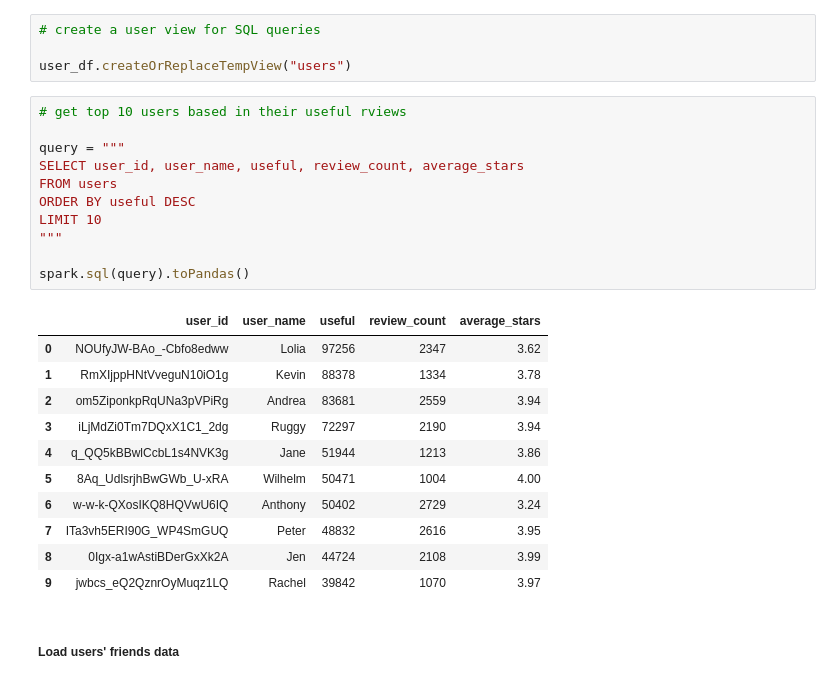
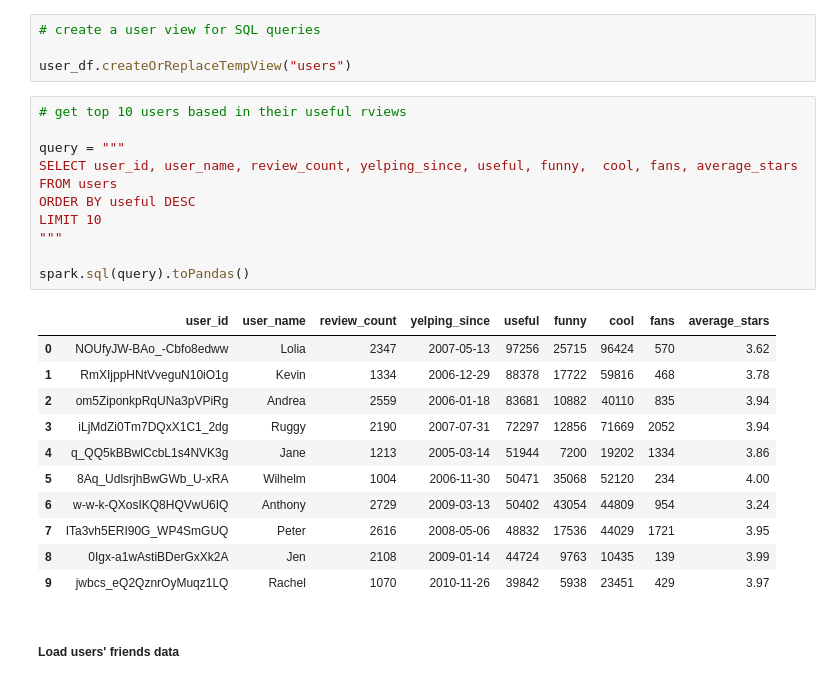
Before and after one commit to Samimust/my-yelper, a Jupyter notebook: Data Wrangling and Exploration.ipynb, the cells around one changed output. Saved outputs shown, nothing was run; the diff lists cells and outputs as text.

```diff
--- a/Data Wrangling and Exploration.ipynb
+++ b/Data Wrangling and Exploration.ipynb
@@ -513,26 +515,26 @@ user_df.createOrReplaceTempView("users")
 # %%
 # get top 10 users based in their useful rviews
 
 query = """
-SELECT user_id, user_name, useful, review_count, average_stars
+SELECT user_id, user_name, review_count, yelping_since, useful, funny,  cool, fans, average_stars
 FROM users
 ORDER BY useful DESC
 LIMIT 10
 """
 
 spark.sql(query).toPandas()
 # %% [output]
-|  | user_id | user_name | useful | review_count | average_stars |
-| 0 | NOUfyJW-BAo_-Cbfo8edww | Lolia | 97256 | 2347 | 3.62 |
-| 1 | RmXIjppHNtVveguN10iO1g | Kevin | 88378 | 1334 | 3.78 |
-| 2 | om5ZiponkpRqUNa3pVPiRg | Andrea | 83681 | 2559 | 3.94 |
-| 3 | iLjMdZi0Tm7DQxX1C1_2dg | Ruggy | 72297 | 2190 | 3.94 |
-| 4 | q_QQ5kBBwlCcbL1s4NVK3g | Jane | 51944 | 1213 | 3.86 |
-| 5 | 8Aq_UdlsrjhBwGWb_U-xRA | Wilhelm | 50471 | 1004 | 4.00 |
-| 6 | w-w-k-QXosIKQ8HQVwU6IQ | Anthony | 50402 | 2729 | 3.24 |
-| 7 | ITa3vh5ERI90G_WP4SmGUQ | Peter | 48832 | 2616 | 3.95 |
-| 8 | 0Igx-a1wAstiBDerGxXk2A | Jen | 44724 | 2108 | 3.99 |
-| 9 | jwbcs_eQ2QznrOyMuqz1LQ | Rachel | 39842 | 1070 | 3.97 |
+|  | user_id | user_name | review_count | yelping_since | useful | funny | cool | fans | average_stars |
+| 0 | NOUfyJW-BAo_-Cbfo8edww | Lolia | 2347 | 2007-05-13 | 97256 | 25715 | 96424 | 570 | 3.62 |
+| 1 | RmXIjppHNtVveguN10iO1g | Kevin | 1334 | 2006-12-29 | 88378 | 17722 | 59816 | 468 | 3.78 |
+| 2 | om5ZiponkpRqUNa3pVPiRg | Andrea | 2559 | 2006-01-18 | 83681 | 10882 | 40110 | 835 | 3.94 |
+| 3 | iLjMdZi0Tm7DQxX1C1_2dg | Ruggy | 2190 | 2007-07-31 | 72297 | 12856 | 71669 | 2052 | 3.94 |
+| 4 | q_QQ5kBBwlCcbL1s4NVK3g | Jane | 1213 | 2005-03-14 | 51944 | 7200 | 19202 | 1334 | 3.86 |
+| 5 | 8Aq_UdlsrjhBwGWb_U-xRA | Wilhelm | 1004 | 2006-11-30 | 50471 | 35068 | 52120 | 234 | 4.00 |
+| 6 | w-w-k-QXosIKQ8HQVwU6IQ | Anthony | 2729 | 2009-03-13 | 50402 | 43054 | 44809 | 954 | 3.24 |
+| 7 | ITa3vh5ERI90G_WP4SmGUQ | Peter | 2616 | 2008-05-06 | 48832 | 17536 | 44029 | 1721 | 3.95 |
+| 8 | 0Igx-a1wAstiBDerGxXk2A | Jen | 2108 | 2009-01-14 | 44724 | 9763 | 10435 | 139 | 3.99 |
+| 9 | jwbcs_eQ2QznrOyMuqz1LQ | Rachel | 1070 | 2010-11-26 | 39842 | 5938 | 23451 | 429 | 3.97 |
 # %% [markdown]
 ##### Load users' friends data
 # %%
```
Also changed, not shown: parts of 5 cells of this notebook.
